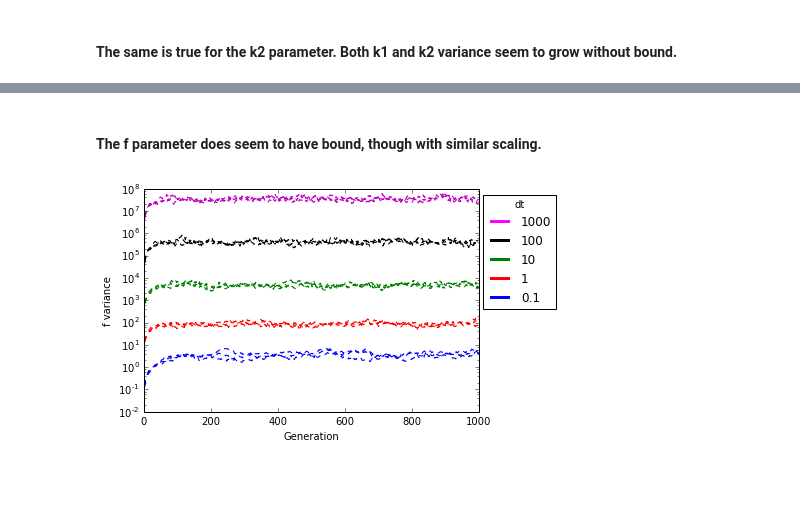
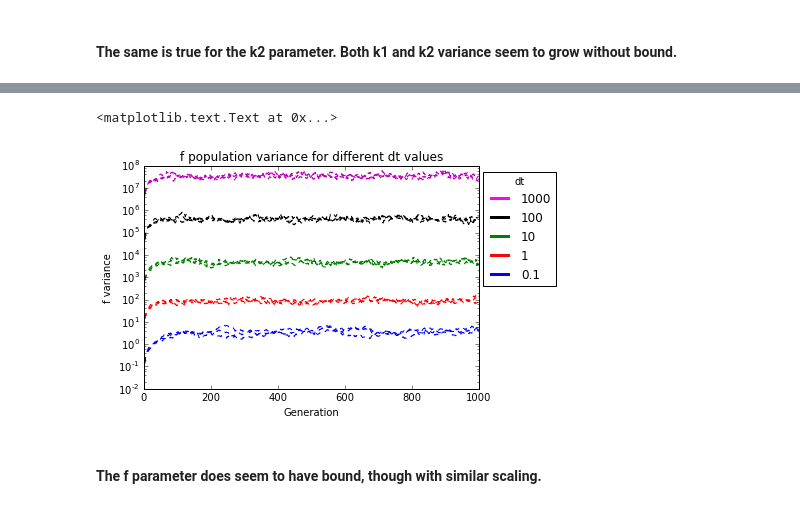
Before and after one commit to bliebeskind/EvoPhys, a Jupyter notebook: notebooks/dtSweep_plotting.ipynb, the cells around one changed output, grey strips where cells are left out. Saved outputs shown, nothing was run; the diff lists cells and outputs as text; code cells hidden in the pictures; blank space fills up the shorter version.

```diff
--- a/notebooks/dtSweep_plotting.ipynb
+++ b/notebooks/dtSweep_plotting.ipynb
@@ -149,6 +157,8 @@ plot_vars(files,"k2_var",log=True)
+# %%
+plot_vars(files,"f_var",log=True)
+plt.title("f population variance for different dt values")
+# %% [output]
+<matplotlib.text.Text at 0x...>
+[figure, added]
 # %% [markdown]
 #### The f parameter does seem to have bound, though with similar scaling.
-# %%
-plot_vars(files,"f_var",log=True)
-# %% [output]
-[figure, removed]
```
Also changed, not shown: parts of 9 cells of this notebook.
